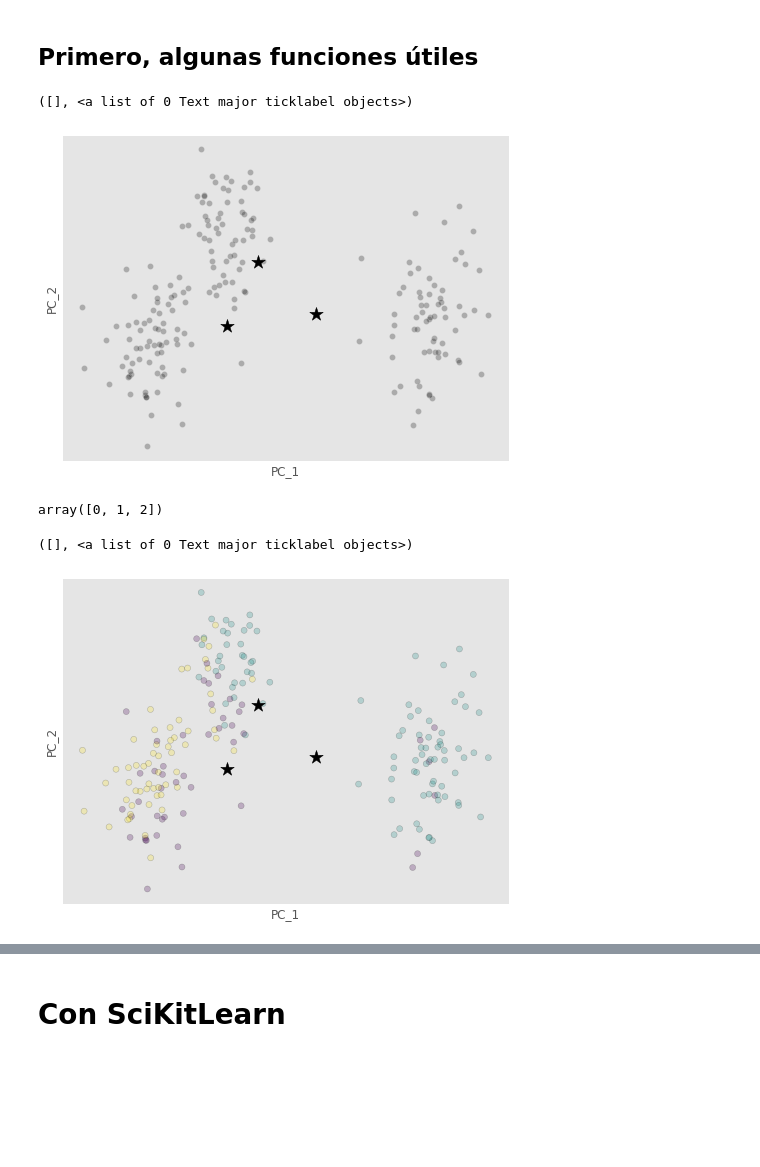
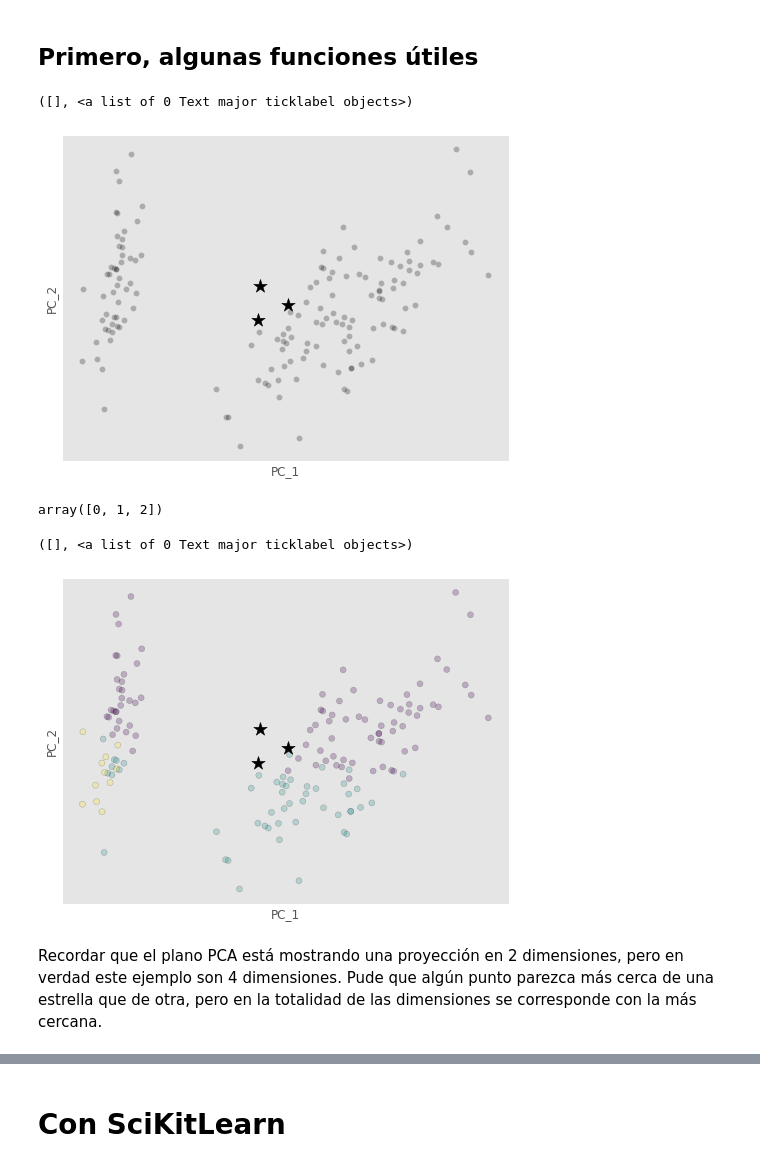
Before and after one commit to tincho-mehaudy/DMCyT, a Jupyter notebook: Clustering_1.ipynb, the cells around one changed output, grey strips where cells are left out. Cells and saved outputs as stored; diff of their text form; code cells hidden in the pictures; blank space fills up the shorter version.

```diff
--- a/Clustering_1.ipynb
+++ b/Clustering_1.ipynb
@@ -100,30 +100,30 @@ k = 3
 # %%
 # Inicialización: Elegir k puntos al azar, por ejemplo entre lo ejemplares del dataset
 
 #Condiciones iniciales aleatoreas
 np.random.seed(0)
-idx = np.random.choice(len(X),size=k,replace=False)
+idx = np.random.choice(len(X),size=k,replace=False) #3 puntos al azar
 centroides = X[idx,:]
 
 #Malas condiciones iniciales
-idx = [0,1,2]
-centroides = X[idx,:]
+#idx = [0,1,2]
+#centroides = X[idx,:]
 
 centroides_pca = pca.fit_transform(centroides)
 
 plt.figure(1, figsize=(8, 6))
 plt.clf()
 plt.scatter(x_pca[:, 0], x_pca[:, 1],
             color='k', alpha=.25, edgecolor='w')
 plt.scatter(centroides_pca[:, 0], centroides_pca[:, 1],
             s=200, marker = '*', c='k', edgecolor=None)
 plt.xlabel('PC_1')
 plt.ylabel('PC_2')
 plt.xticks(())
 plt.yticks(())
 # %% [output]
 ([], <a list of 0 Text major ticklabel objects>)
-[figure, old version]
+[figure, new version]
 # %%
 etiquetas = asignar_clusters(X,centroides)
 np.unique(etiquetas)
@@ -143,7 +143,9 @@ plt.xticks(())
 plt.yticks(())
 # %% [output]
 ([], <a list of 0 Text major ticklabel objects>)
-[figure, old version]
+[figure, new version]
+# %% [markdown]
+Recordar que el plano PCA está mostrando una proyección en 2 dimensiones, pero en verdad este ejemplo son 4 dimensiones. Pude que algún punto parezca más cerca de una estrella que de otra, pero en la totalidad de las dimensiones se corresponde con la más cercana.
 # %%
 centroides = calcular_centroides(X,etiquetas,k)
 centroides_pca = pca.transform(centroides)
```
Also changed, not shown: parts of 12 cells of this notebook.
